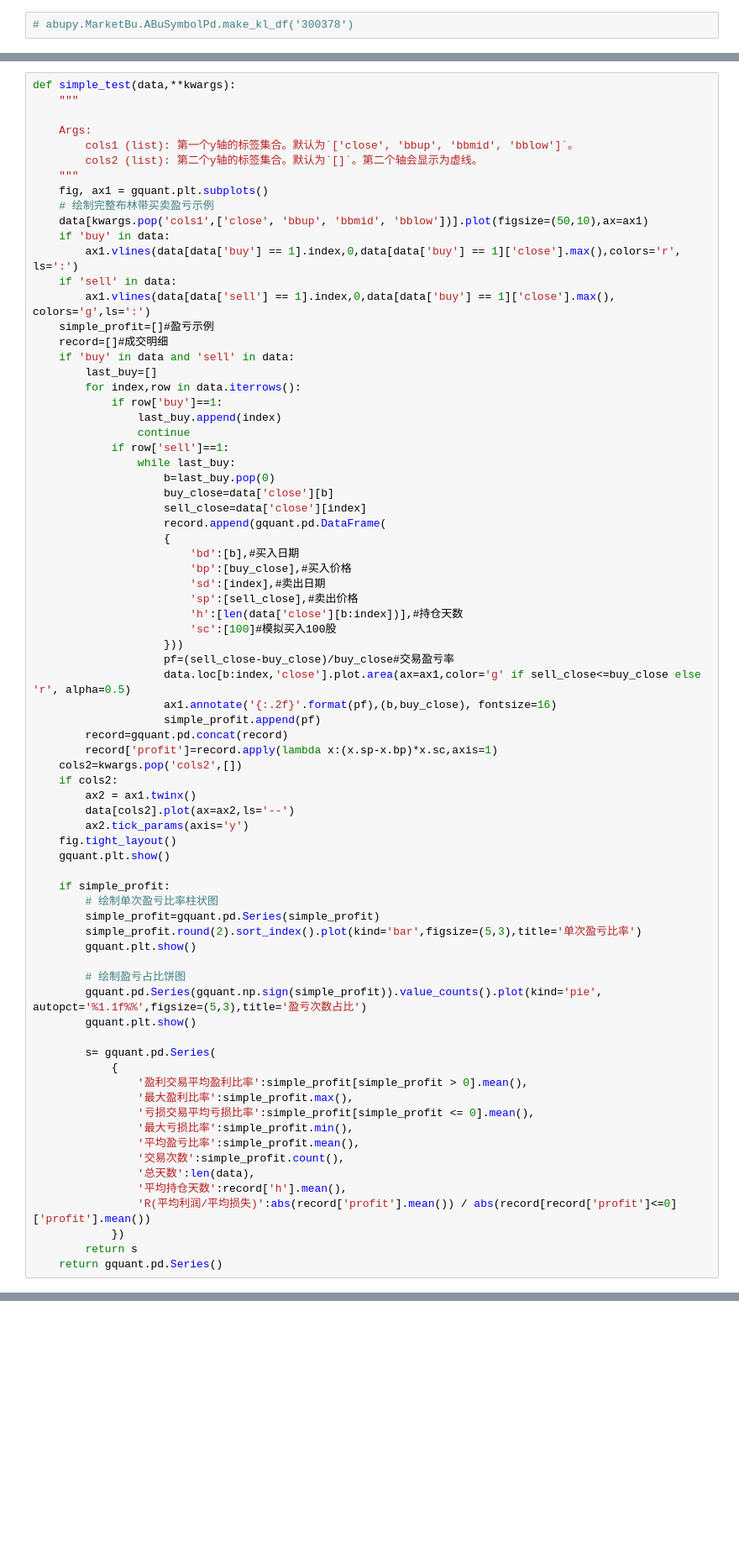
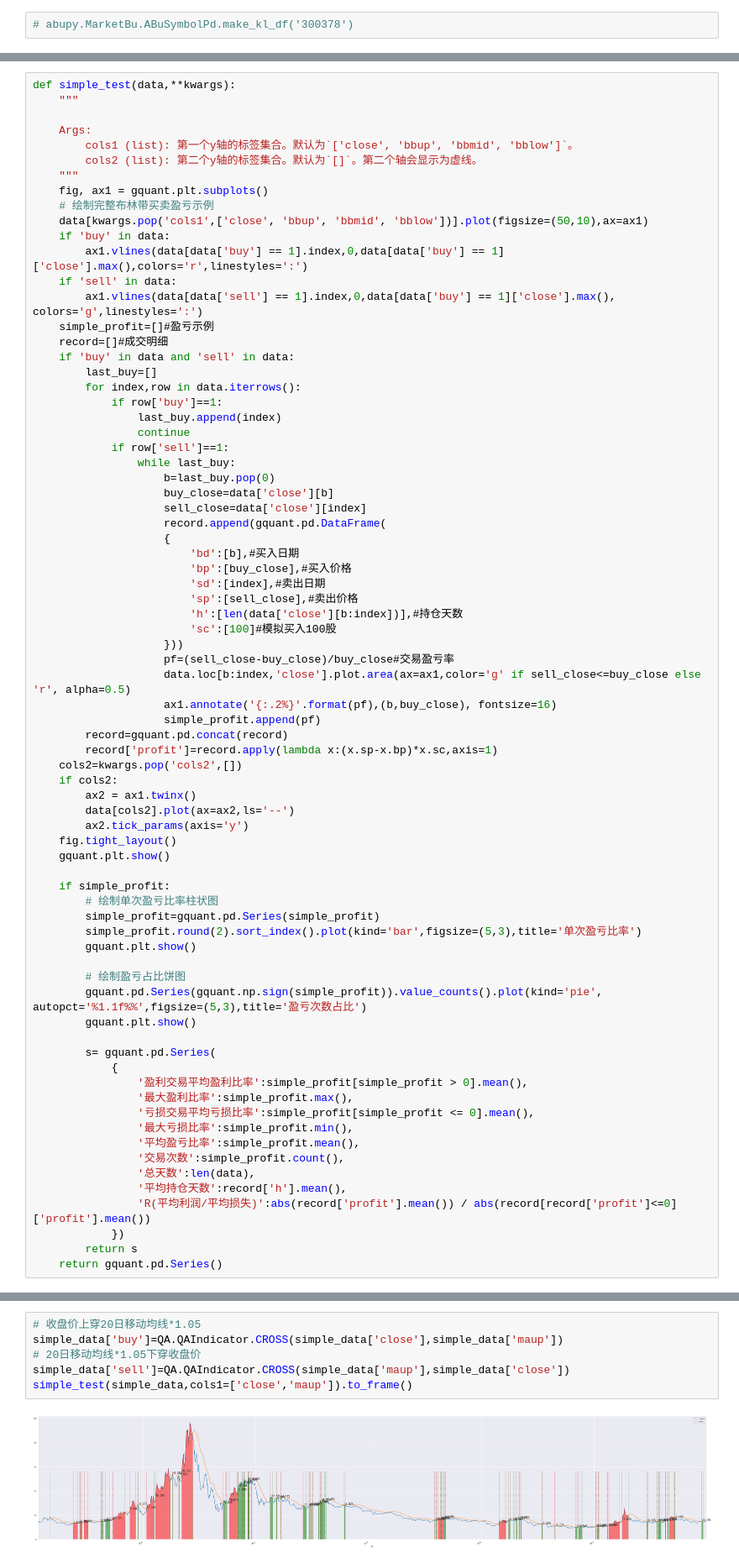
Before and after one commit to GuQiangJS/gquant-example, a Jupyter notebook: 策略测试-通道突破.ipynb, the cells around one changed output, grey strips where cells are left out. Shown at 84% size. Cells and saved outputs as stored; diff of their text form; blank space fills up the shorter version.

```diff
--- a/策略测试-通道突破.ipynb
+++ b/策略测试-通道突破.ipynb
@@ -110,9 +111,9 @@ def simple_test(data,**kwargs):
     # 绘制完整布林带买卖盈亏示例
     data[kwargs.pop('cols1',['close', 'bbup', 'bbmid', 'bblow'])].plot(figsize=(50,10),ax=ax1)
     if 'buy' in data:
-        ax1.vlines(data[data['buy'] == 1].index,0,data[data['buy'] == 1]['close'].max(),colors='r', ls=':')
+        ax1.vlines(data[data['buy'] == 1].index,0,data[data['buy'] == 1]['close'].max(),colors='r',linestyles=':')
     if 'sell' in data:
-        ax1.vlines(data[data['sell'] == 1].index,0,data[data['buy'] == 1]['close'].max(), colors='g',ls=':')
+        ax1.vlines(data[data['sell'] == 1].index,0,data[data['buy'] == 1]['close'].max(), colors='g',linestyles=':')
     simple_profit=[]#盈亏示例
     record=[]#成交明细
     if 'buy' in data and 'sell' in data:
@@ -137,7 +138,7 @@ def simple_test(data,**kwargs):
                     }))
                     pf=(sell_close-buy_close)/buy_close#交易盈亏率
                     data.loc[b:index,'close'].plot.area(ax=ax1,color='g' if sell_close<=buy_close else 'r', alpha=0.5)
-                    ax1.annotate('{:.2f}'.format(pf),(b,buy_close), fontsize=16)
+                    ax1.annotate('{:.2%}'.format(pf),(b,buy_close), fontsize=16)
                     simple_profit.append(pf)
         record=gquant.pd.concat(record)
         record['profit']=record.apply(lambda x:(x.sp-x.bp)*x.sc,axis=1)
@@ -175,0 +204,8 @@ def simple_test(data,**kwargs):
+# %%
+# 收盘价上穿20日移动均线*1.05
+simple_data['buy']=QA.QAIndicator.CROSS(simple_data['close'],simple_data['maup'])
+# 20日移动均线*1.05下穿收盘价
+simple_data['sell']=QA.QAIndicator.CROSS(simple_data['maup'],simple_data['close'])
+simple_test(simple_data,cols1=['close','maup']).to_frame()
+# %% [output]
+[figure, added]
```
Also changed, not shown: parts of 5 cells of this notebook, 1 other file.
